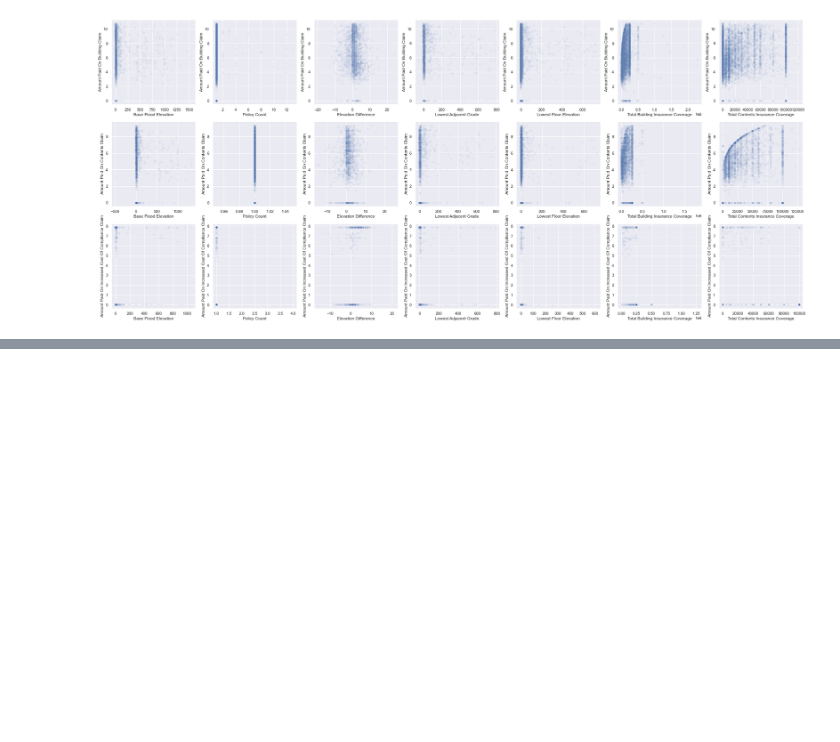
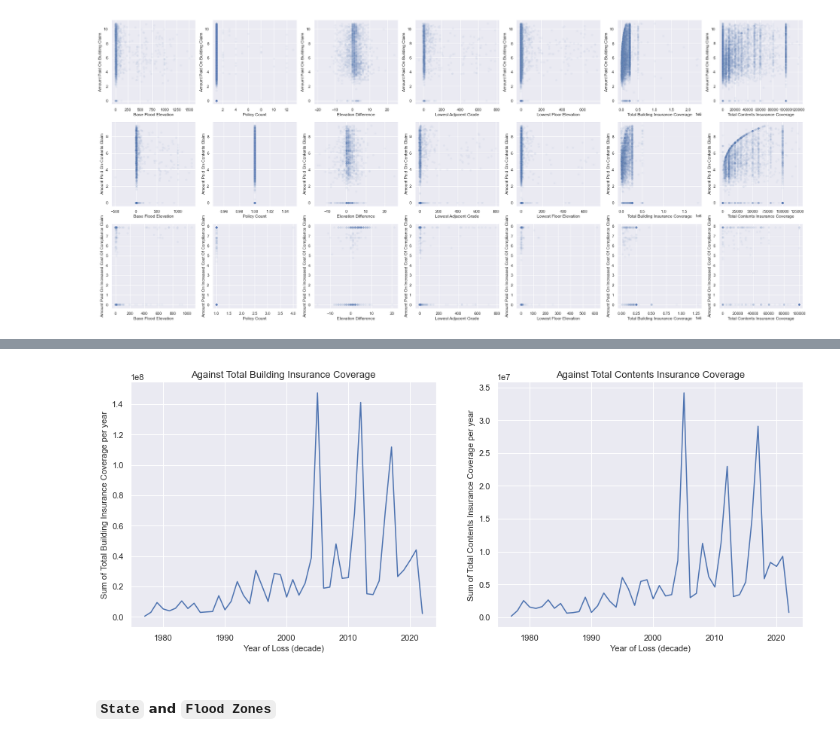
Before and after one commit to hungryfire267/fema_nfip, a Jupyter notebook: fema_nfip.ipynb, the cells around one changed output, grey strips where cells are left out. Saved outputs shown, nothing was run; the diff lists cells and outputs as text; code cells hidden in the pictures; blank space fills up the shorter version.

```diff
--- a/fema_nfip.ipynb
+++ b/fema_nfip.ipynb
@@ -857,0 +953,16 @@ for i, target in enumerate(target_variables):
+# %%
+fig, axs = plt.subplots(1, 2, figsize=(16, 6))
+sampled_groupby_data = sampled_data.groupby("Year Of Loss").sum().reset_index()
+sns.lineplot(data=sampled_groupby_data, x="Year Of Loss", y="Total Building Insurance Coverage", ax=axs[0])
+axs[0].set_title("Against Total Building Insurance Coverage", fontsize=13)
+axs[0].set_xlabel("Year of Loss (decade)", fontsize=11)
+axs[0].set_ylabel("Sum of Total Building Insurance Coverage per year", fontsize=11)
+sns.lineplot(data=sampled_groupby_data, x="Year Of Loss", y="Total Contents Insurance Coverage", ax=axs[1])
+axs[1].set_title("Against Total Contents Insurance Coverage", fontsize=13)
+axs[1].set_xlabel("Year of Loss (decade)", fontsize=11)
+axs[1].set_ylabel("Sum of Total Contents Insurance Coverage per year", fontsize=11)
+plt.show()
+# %% [output]
+[figure, added]
+# %% [markdown]
+##### `State` and `Flood Zones`
```
Also changed, not shown: parts of 44 cells of this notebook.
